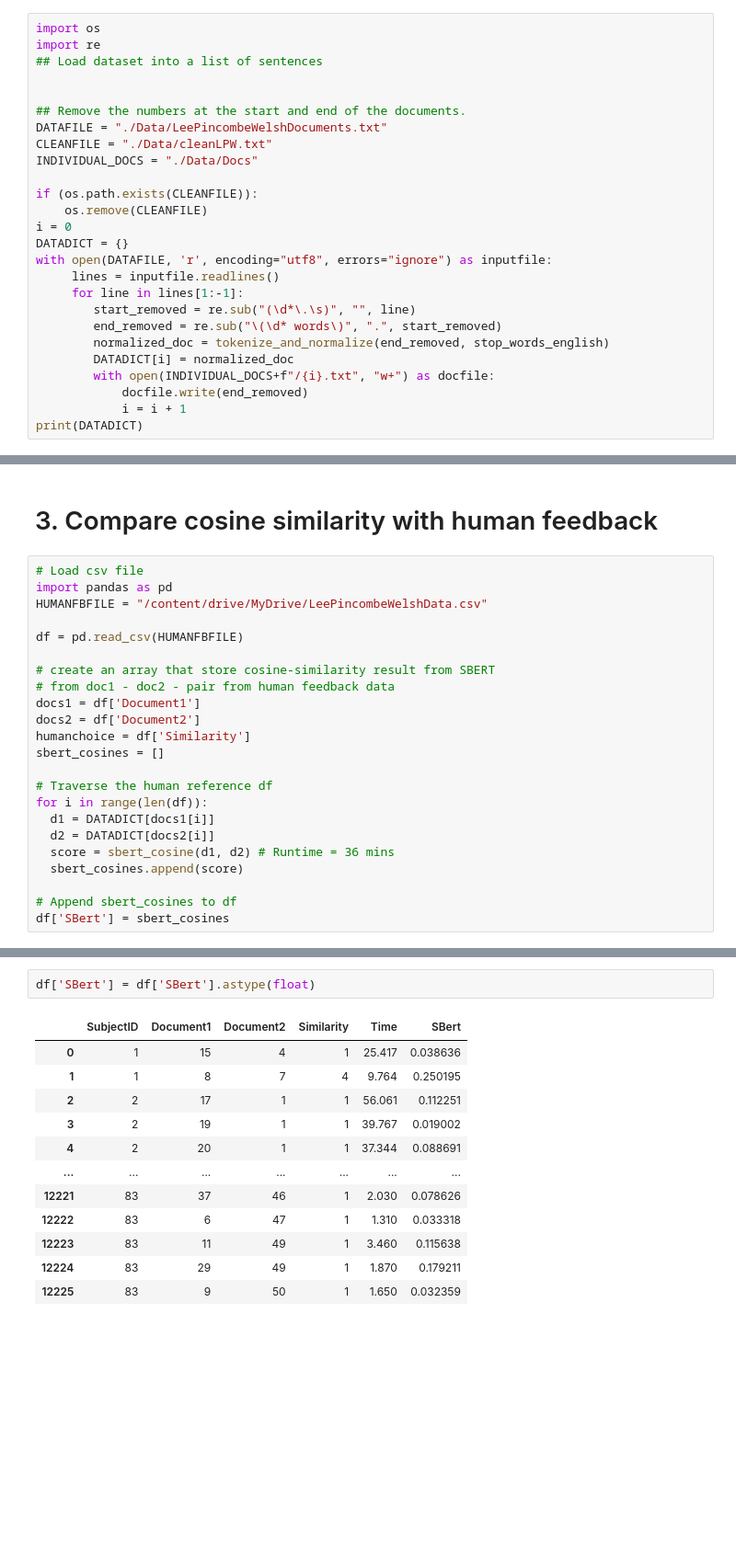
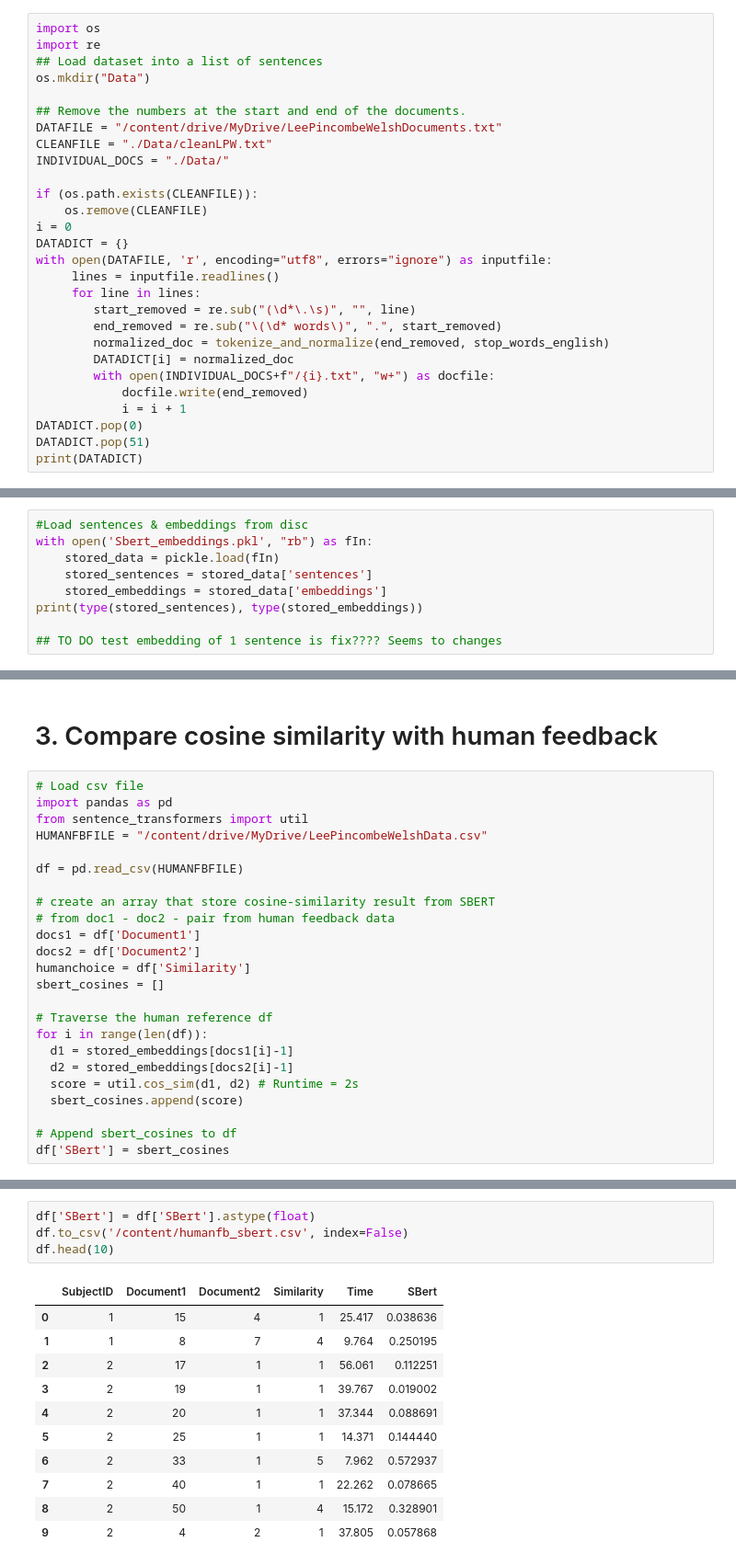
Before and after one commit to mariiabogdanova/SNLP-project, a Jupyter notebook: SBERT_for_document_similarity.ipynb, the cells around one changed output, grey strips where cells are left out. Shown at 92% size. Saved outputs shown, nothing was run; the diff lists cells and outputs as text; blank space fills up the shorter version.

Commit message:
Add Similarity Sbert

```diff
--- a/SBERT_for_document_similarity.ipynb
+++ b/SBERT_for_document_similarity.ipynb
@@ -117,12 +119,12 @@ Downloading stop words...
 import os
 import re
 ## Load dataset into a list of sentences
-
+os.mkdir("Data")
 
 ## Remove the numbers at the start and end of the documents.
-DATAFILE = "./Data/LeePincombeWelshDocuments.txt"
+DATAFILE = "/content/drive/MyDrive/LeePincombeWelshDocuments.txt"
 CLEANFILE = "./Data/cleanLPW.txt"
-INDIVIDUAL_DOCS = "./Data/Docs"
+INDIVIDUAL_DOCS = "./Data/"
 
 if (os.path.exists(CLEANFILE)):
     os.remove(CLEANFILE)
@@ -130,7 +132,7 @@ i = 0
 DATADICT = {}
 with open(DATAFILE, 'r', encoding="utf8", errors="ignore") as inputfile:
      lines = inputfile.readlines()
-     for line in lines[1:-1]:
+     for line in lines:
         start_removed = re.sub("(\d*\.\s)", "", line)
         end_removed = re.sub("\(\d* words\)", ".", start_removed)
         normalized_doc = tokenize_and_normalize(end_removed, stop_words_english)
@@ -138,5 +140,7 @@ with open(DATAFILE, 'r', encoding="utf8", errors="ignore") as inputfile:
         with open(INDIVIDUAL_DOCS+f"/{i}.txt", "w+") as docfile:
             docfile.write(end_removed)
             i = i + 1
+DATADICT.pop(0)
+DATADICT.pop(51)
 print(DATADICT)
 # %% [output]
@@ -184,0 +163,9 @@ def sbert_cosine(d1, d2, max_length = 256):
+# %%
+#Load sentences & embeddings from disc
+with open('Sbert_embeddings.pkl', "rb") as fIn:
+    stored_data = pickle.load(fIn)
+    stored_sentences = stored_data['sentences']
+    stored_embeddings = stored_data['embeddings']
+print(type(stored_sentences), type(stored_embeddings))
+
+## TO DO test embedding of 1 sentence is fix???? Seems to changes
@@ -187,6 +176,7 @@ def sbert_cosine(d1, d2, max_length = 256):
 # %%
 # Load csv file
 import pandas as pd
+from sentence_transformers import util
 HUMANFBFILE = "/content/drive/MyDrive/LeePincombeWelshData.csv"
 
 df = pd.read_csv(HUMANFBFILE)
@@ -200,9 +190,9 @@ sbert_cosines = []
 
 # Traverse the human reference df
 for i in range(len(df)):
-  d1 = DATADICT[docs1[i]]
-  d2 = DATADICT[docs2[i]]
-  score = sbert_cosine(d1, d2) # Runtime = 36 mins
+  d1 = stored_embeddings[docs1[i]-1]
+  d2 = stored_embeddings[docs2[i]-1]
+  score = util.cos_sim(d1, d2) # Runtime = 2s
   sbert_cosines.append(score)
 
 # Append sbert_cosines to df
@@ -224,15 +200,16 @@ df['SBert'] = sbert_cosines
 # %%
 df['SBert'] = df['SBert'].astype(float)
+df.to_csv('/content/humanfb_sbert.csv', index=False)
+df.head(10)
 # %% [output]
 |  | SubjectID | Document1 | Document2 | Similarity | Time | SBert |
 | 0 | 1 | 15 | 4 | 1 | 25.417 | 0.038636 |
 | 1 | 1 | 8 | 7 | 4 | 9.764 | 0.250195 |
 | 2 | 2 | 17 | 1 | 1 | 56.061 | 0.112251 |
 | 3 | 2 | 19 | 1 | 1 | 39.767 | 0.019002 |
 | 4 | 2 | 20 | 1 | 1 | 37.344 | 0.088691 |
-| ... | ... | ... | ... | ... | ... | ... |
-| 12221 | 83 | 37 | 46 | 1 | 2.030 | 0.078626 |
-| 12222 | 83 | 6 | 47 | 1 | 1.310 | 0.033318 |
-| 12223 | 83 | 11 | 49 | 1 | 3.460 | 0.115638 |
-| 12224 | 83 | 29 | 49 | 1 | 1.870 | 0.179211 |
-| 12225 | 83 | 9 | 50 | 1 | 1.650 | 0.032359 |
+| 5 | 2 | 25 | 1 | 1 | 14.371 | 0.144440 |
+| 6 | 2 | 33 | 1 | 5 | 7.962 | 0.572937 |
+| 7 | 2 | 40 | 1 | 1 | 22.262 | 0.078665 |
+| 8 | 2 | 50 | 1 | 4 | 15.172 | 0.328901 |
+| 9 | 2 | 4 | 2 | 1 | 37.805 | 0.057868 |
```
Also changed, not shown: parts of 14 cells of this notebook, 2 other files.
